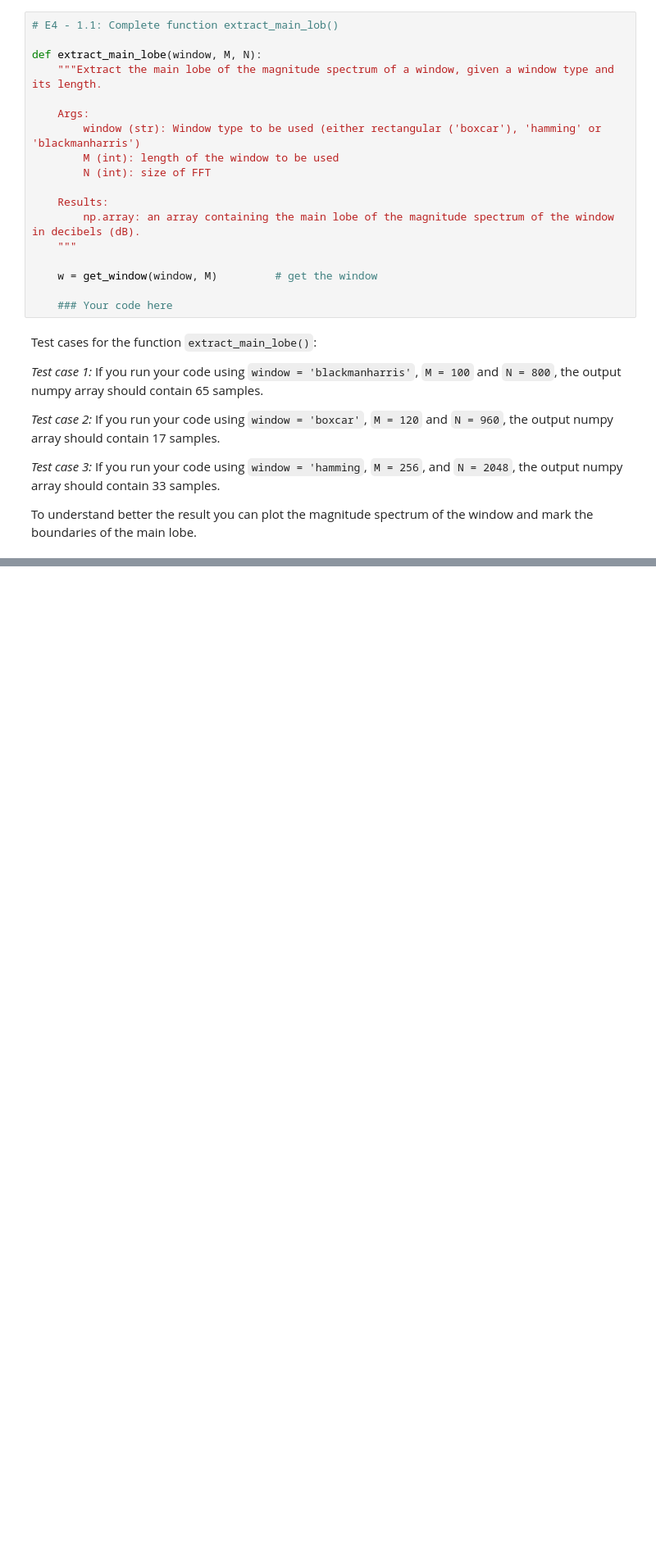
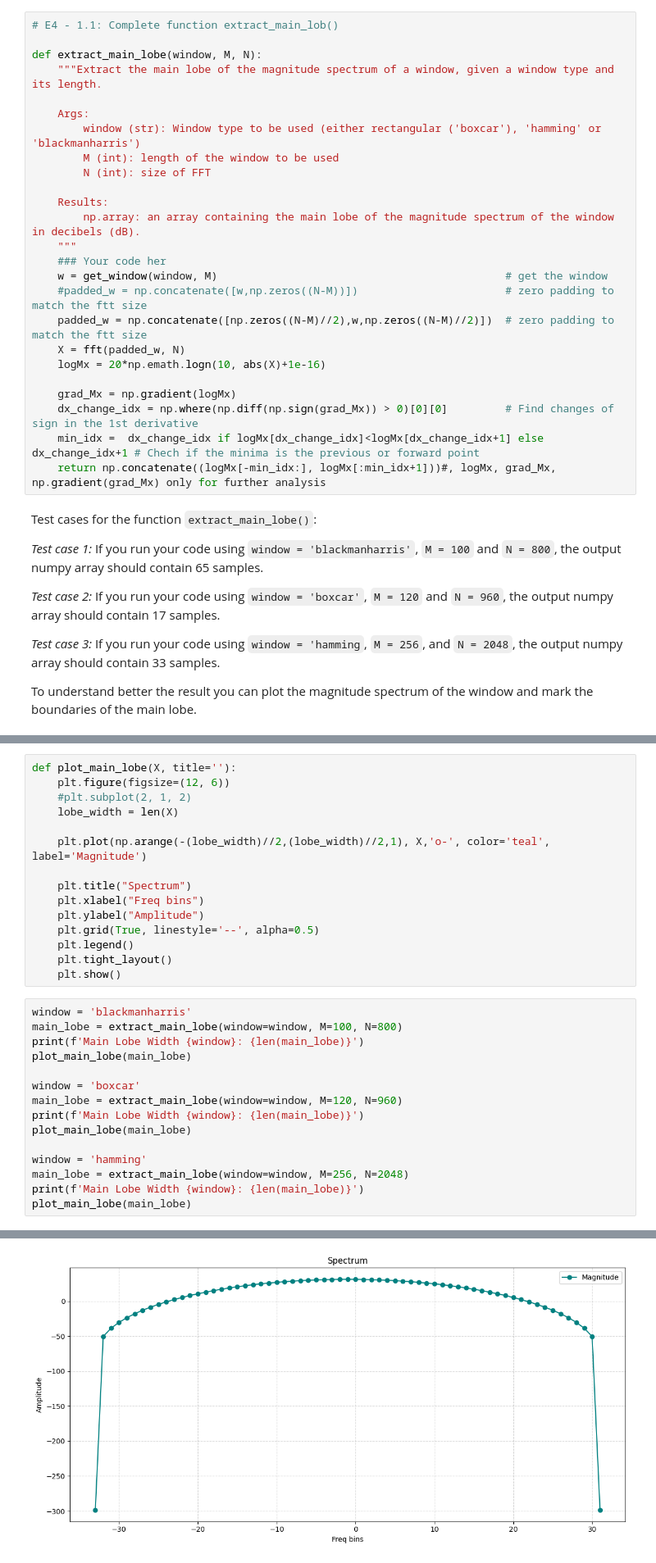
Before and after one commit to inesbroto/sms-tools-materials, a Jupyter notebook: exercises/E4-STFT.ipynb, the cells around one changed output, grey strips where cells are left out. Shown at 82% size. Saved outputs shown, nothing was run; the diff lists cells and outputs as text; blank space fills up the shorter version.

```diff
--- a/exercises/E4-STFT.ipynb
+++ b/exercises/E4-STFT.ipynb
@@ -98,10 +98,17 @@ def extract_main_lobe(window, M, N):
     Results:
         np.array: an array containing the main lobe of the magnitude spectrum of the window in decibels (dB).
     """
+    ### Your code her
+    w = get_window(window, M)                                             # get the window
+    #padded_w = np.concatenate([w,np.zeros((N-M))])                       # zero padding to match the ftt size
+    padded_w = np.concatenate([np.zeros((N-M)//2),w,np.zeros((N-M)//2)])  # zero padding to match the ftt size
+    X = fft(padded_w, N)
+    logMx = 20*np.emath.logn(10, abs(X)+1e-16)
 
-    w = get_window(window, M)         # get the window
-
-    ### Your code here
+    grad_Mx = np.gradient(logMx)
+    dx_change_idx = np.where(np.diff(np.sign(grad_Mx)) > 0)[0][0]         # Find changes of sign in the 1st derivative
+    min_idx =  dx_change_idx if logMx[dx_change_idx]<logMx[dx_change_idx+1] else dx_change_idx+1 # Chech if the minima is the previous or forward point
+    return np.concatenate((logMx[-min_idx:], logMx[:min_idx+1]))#, logMx, grad_Mx, np.gradient(grad_Mx) only for further analysis
 # %% [markdown]
 Test cases for the function `extract_main_lobe()`:
 
@@ -124,0 +140,31 @@ To understand better the result you can plot the magnitude spectrum of the windo
+# %%
+def plot_main_lobe(X, title=''):
+    plt.figure(figsize=(12, 6))
+    #plt.subplot(2, 1, 2)
+    lobe_width = len(X)
+
+    plt.plot(np.arange(-(lobe_width)//2,(lobe_width)//2,1), X,'o-', color='teal', label='Magnitude')
+
+    plt.title("Spectrum")
+    plt.xlabel("Freq bins")
+    plt.ylabel("Amplitude")
+    plt.grid(True, linestyle='--', alpha=0.5)
+    plt.legend()
+    plt.tight_layout()
+    plt.show()
+# %%
+window = 'blackmanharris'
+main_lobe = extract_main_lobe(window=window, M=100, N=800)
+print(f'Main Lobe Width {window}: {len(main_lobe)}')
+plot_main_lobe(main_lobe)
+
+window = 'boxcar'
+main_lobe = extract_main_lobe(window=window, M=120, N=960)
+print(f'Main Lobe Width {window}: {len(main_lobe)}')
+plot_main_lobe(main_lobe)
+
+window = 'hamming'
+main_lobe = extract_main_lobe(window=window, M=256, N=2048)
+print(f'Main Lobe Width {window}: {len(main_lobe)}')
+plot_main_lobe(main_lobe)
+# %% [output]
@@ -124,0 +172 @@ To understand better the result you can plot the magnitude spectrum of the windo
+[figure, added]
```
Also changed, not shown: parts of 3 cells of this notebook, 1 other file.
